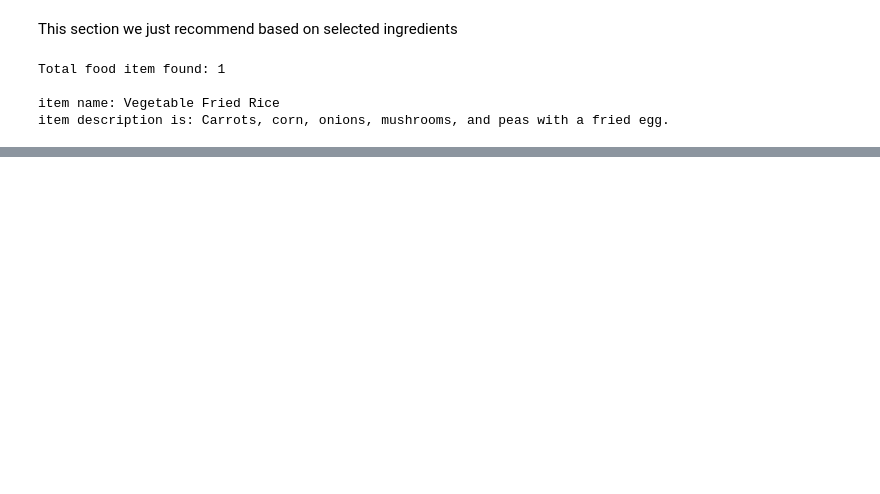
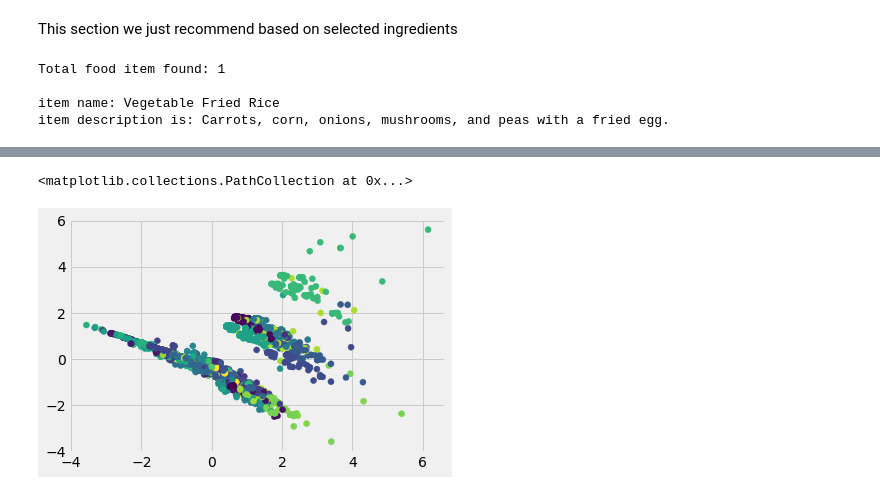
Before and after one commit to nakisa84/personalized-food-recommendation, a Jupyter notebook: notebooks/content-based-recommender.ipynb, the cells around one changed output, grey strips where cells are left out. Saved outputs shown, nothing was run; the diff lists cells and outputs as text; code cells hidden in the pictures; blank space fills up the shorter version.

```diff
--- a/notebooks/content-based-recommender.ipynb
+++ b/notebooks/content-based-recommender.ipynb
@@ -794,0 +382,17 @@ items_full[items_full.Id == item_id]
+# %%
+#comparing silhouette scores for 2 algos
+
+# Instantiate k-means and dbscan algorithms
+kmeans = KMeans(n_clusters=200)
+dbscan = DBSCAN(eps=1.4)
+
+# Fit the algorithms to the features
+kmeans.fit(orders_count_matrix)
+dbscan.fit(orders_count_matrix)
+
+# Compute the silhouette scores for each algorithm
+kmeans_silhouette = silhouette_score(orders_count_matrix, kmeans.labels_).round(2)
+dbscan_silhouette = silhouette_score(orders_count_matrix, dbscan.labels_).round (2)
+
+# comapring the KMeans and DBscan silhouette scores
+kmeans_silhouette, dbscan_silhouette
@@ -794,0 +409,3 @@ items_full[items_full.Id == item_id]
+# %%
+km = KMeans(n_clusters=50)
+X_clustered=km.fit_predict(orders_count_matrix)
@@ -794,0 +434,9 @@ items_full[items_full.Id == item_id]
+# %%
+
+# Use decomposition.PCA, and pass n_components=2 as parameter
+pca = PCA(n_components=2)
+pc1, pc2 = zip(*pca.fit_transform(orders_count_matrix.toarray()))
+plt.scatter(pc1, pc2, c=X_clustered.tolist())
+# %% [output]
+<matplotlib.collections.PathCollection at 0x...>
+[figure, added]
```
Also changed, not shown: parts of 74 cells of this notebook.
